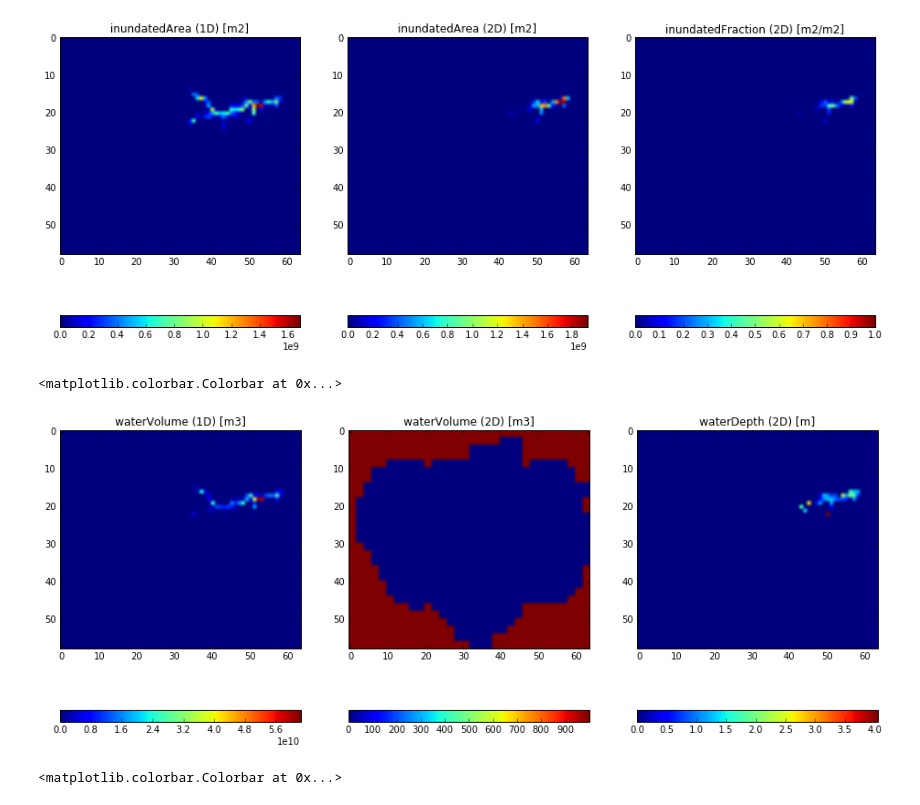
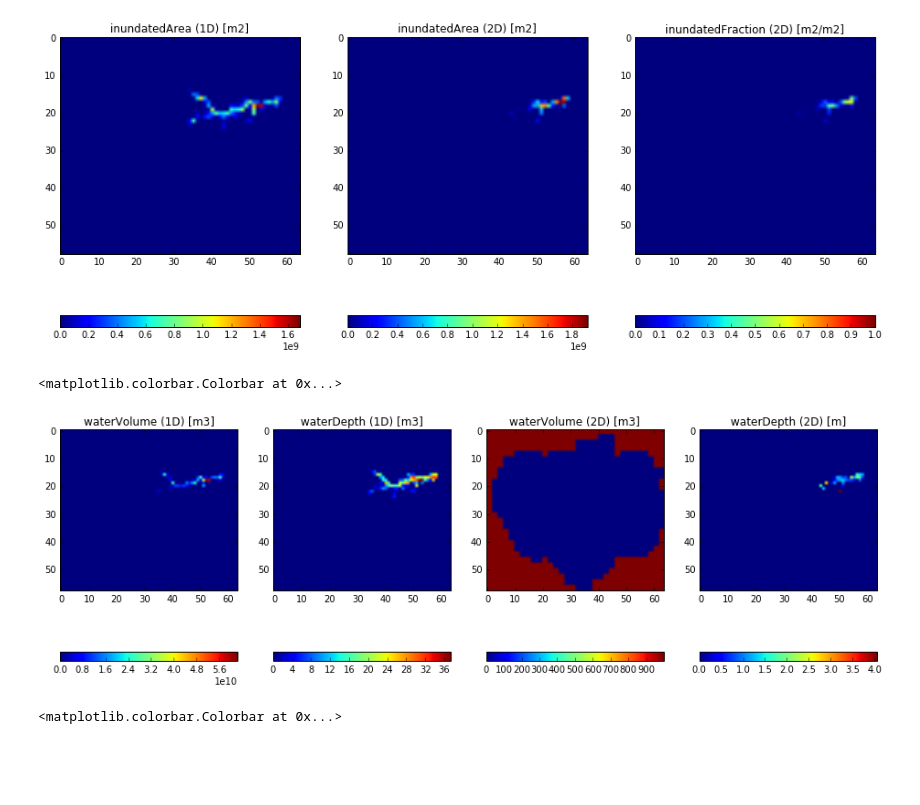
Before and after one commit to wk1984/glofrim, a Jupyter notebook: couplingFramework_v2_LFPtoPCR.ipynb, the cells around one changed output. Cells and saved outputs as stored; diff of their text form; code cells hidden in the pictures; blank space fills up the shorter version.

Commit message:
added to model_functions: depth of 1D for BMI 2 PCR; added to ipynb: loop for entire model period

```diff
--- a/couplingFramework_v2_LFPtoPCR.ipynb
+++ b/couplingFramework_v2_LFPtoPCR.ipynb
@@ -346,22 +343,26 @@ waterVolume_HDYN2D_2_HLOG_BMI,\
                                                                                       landmask_pcr)
 # %%
 plt.figure(figsize=(16,8))
-plt.subplot(131)
+plt.subplot(141)
 plt.title('waterVolume (1D) [m3]')
 plt.imshow(waterVolume_HDYN1D_2_HLOG_BMI)
 plt.colorbar(orientation='horizontal')
-plt.subplot(132)
+plt.subplot(142)
+plt.title('waterDepth (1D) [m3]')
+plt.imshow(waterDepth_HDYN1D_2_HLOG_BMI)
+plt.colorbar(orientation='horizontal')
+plt.subplot(143)
 plt.title('waterVolume (2D) [m3]')
 plt.imshow(waterVolume_HDYN2D_2_HLOG_BMI)
 plt.colorbar(orientation='horizontal')
-plt.subplot(133)
+plt.subplot(144)
 plt.title('waterDepth (2D) [m]')
 plt.imshow(waterDepth_HDYN2D_2_HLOG_BMI)
 plt.colorbar(orientation='horizontal')
 #plt.savefig(os.path.join(verbose_folder,'inundatedVolumeAndDepth_HDYN_2_HLOG_BMI.png'), dpi=300)
 # %% [output]
 <matplotlib.colorbar.Colorbar at 0x...>
-[figure, old version]
+[figure, new version]
 # %%
 ini_channelStorage = np.copy(hydrologicModel.get_var('channelStorage'))
 
```
Also changed, not shown: parts of 10 cells of this notebook, 2 other files.
